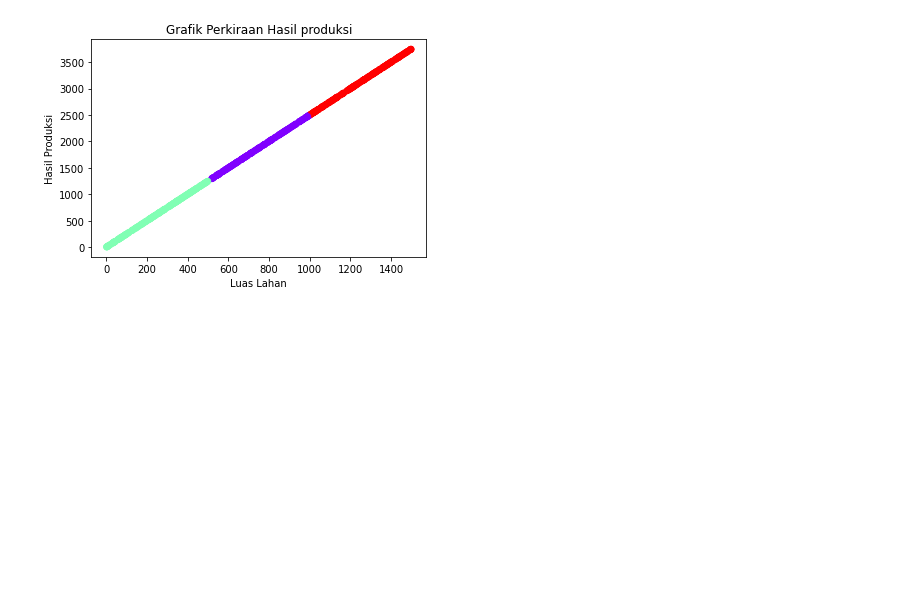
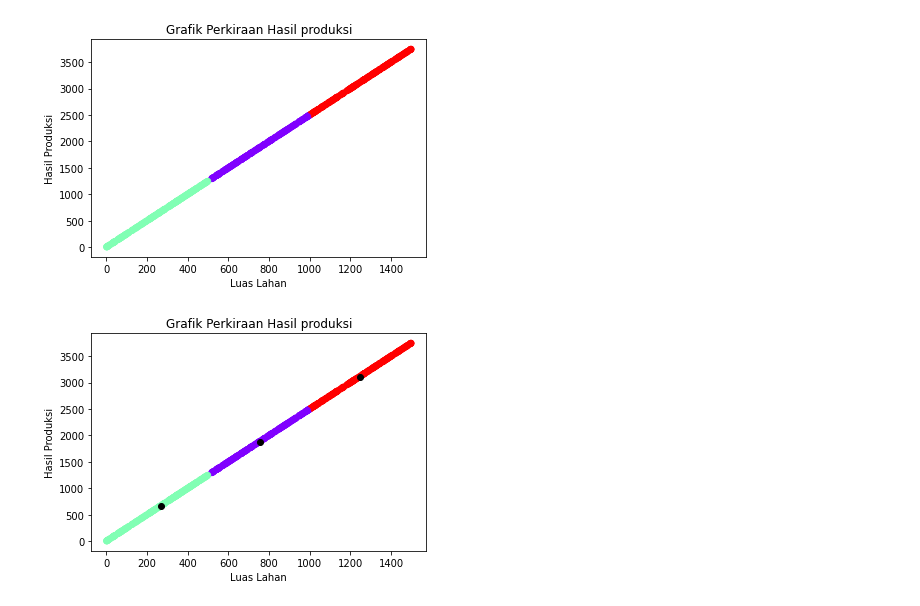
Before and after one commit to Satria1725/Data-Mining, a Jupyter notebook: FinalProject.ipynb, the cells around one changed output. Saved outputs shown, nothing was run; the diff lists cells and outputs as text; code cells hidden in the pictures; blank space fills up the shorter version.

```diff
--- a/FinalProject.ipynb
+++ b/FinalProject.ipynb
@@ -75,3 +75,14 @@ plt.title("Grafik Perkiraan Hasil produksi")
 plt.show()
 # %% [output]
 [figure]
+# %%
+#Plot Data Point
+#Memvisualisasikan hasil Klasterisasi dengan cetroiud dr masing2 klaster
+plt.scatter(x[:,0], x[:,1], c=kmeans.labels_,cmap='rainbow')
+plt.scatter(kmeans.cluster_centers_[:,0], kmeans.cluster_centers_[:,1], color='black')
+plt.xlabel("Luas Lahan")
+plt.ylabel("Hasil Produksi")
+plt.title("Grafik Perkiraan Hasil produksi")
+plt.show()
+# %% [output]
+[figure, added]
```
